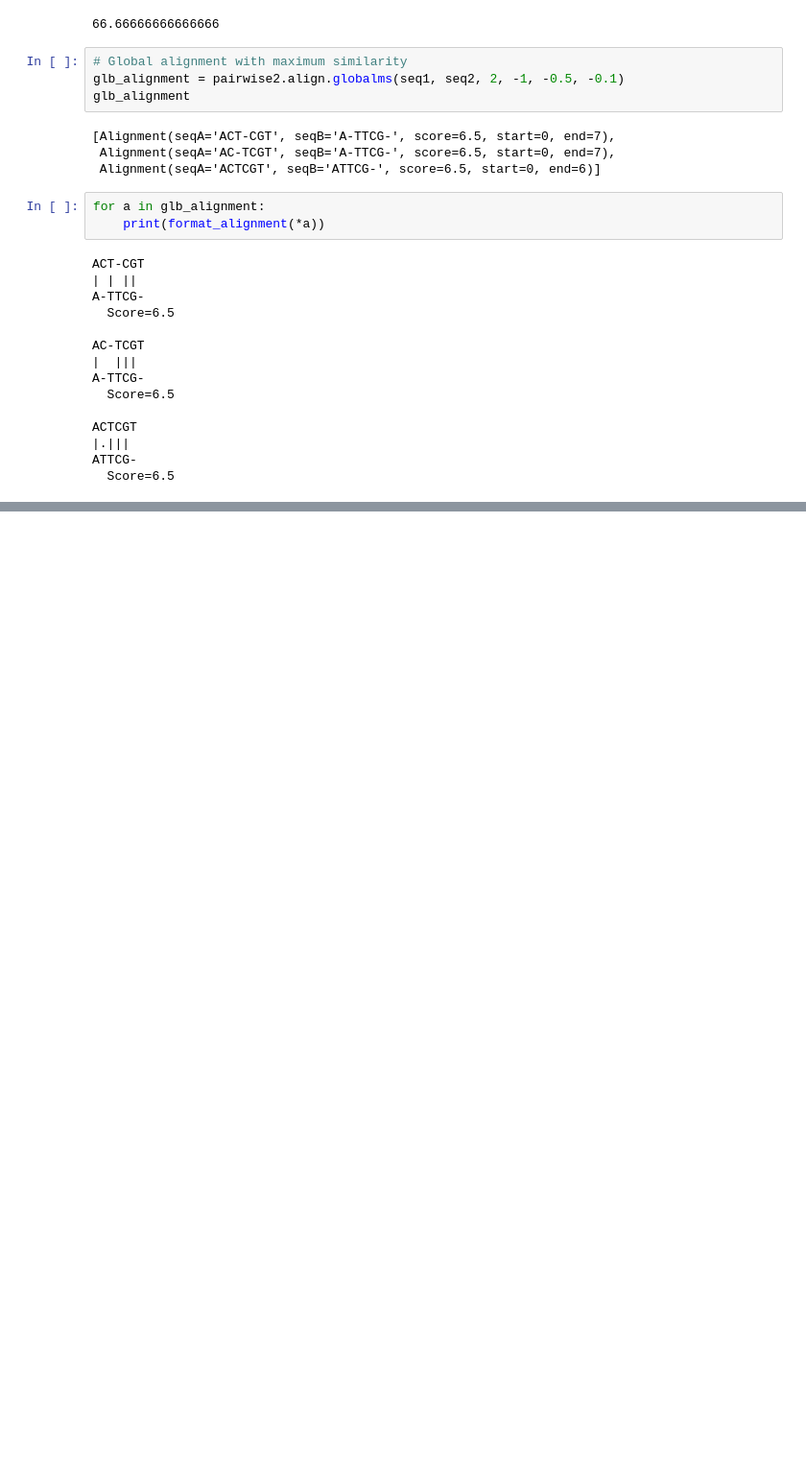
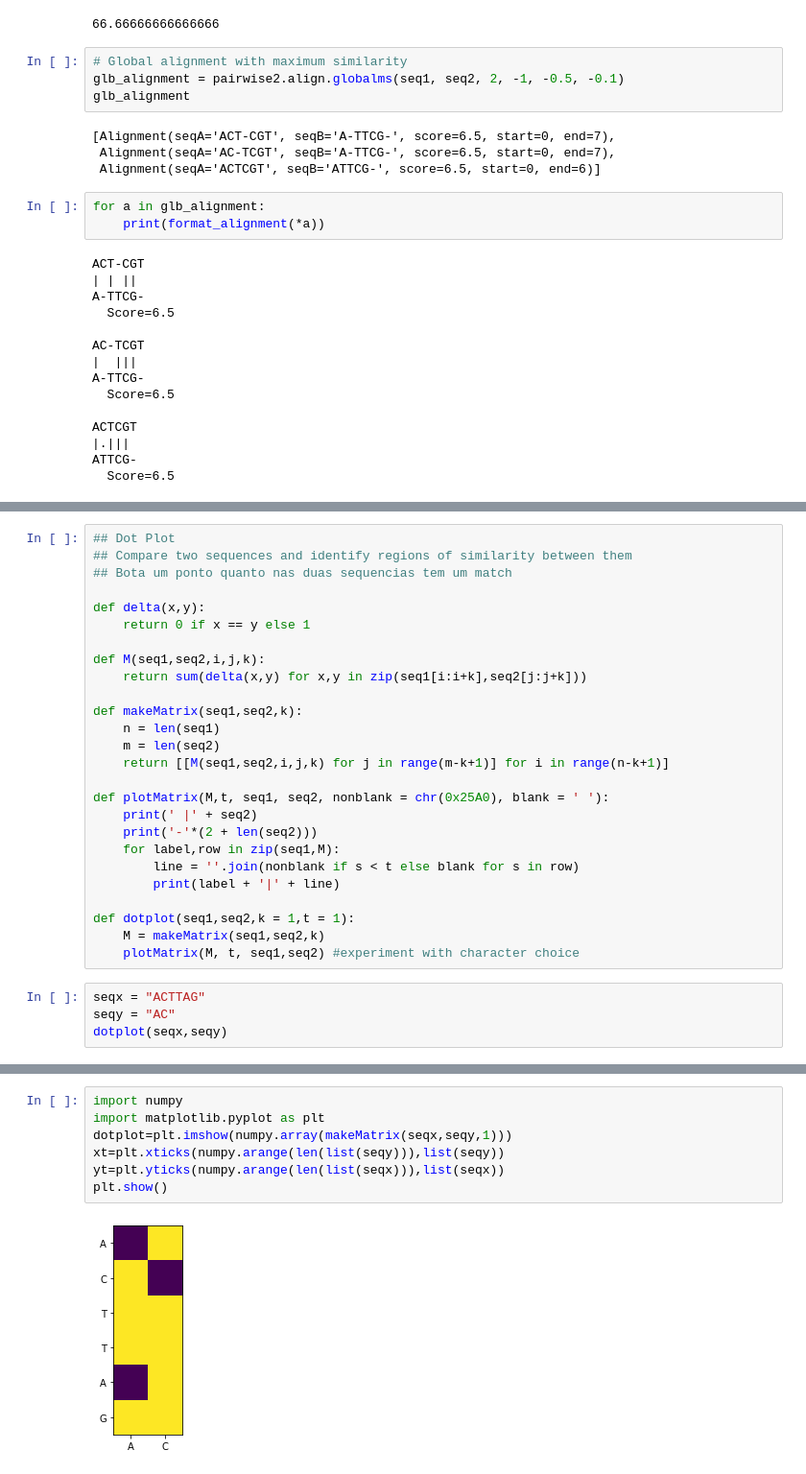
Before and after one commit to leonardocustodio/Bioinformatica_Exercicios, a Jupyter notebook: biopython.ipynb, the cells around one changed output, grey strips where cells are left out. Shown at 96% size. Drawn from its saved outputs; the diff is of its cells as text; blank space fills up the shorter version.

Commit message:
Identity & Similarity

```diff
--- a/biopython.ipynb
+++ b/biopython.ipynb
@@ -470,0 +513,30 @@ ATTCG-
+# %%
+## Dot Plot
+## Compare two sequences and identify regions of similarity between them
+## Bota um ponto quanto nas duas sequencias tem um match
+
+def delta(x,y):
+    return 0 if x == y else 1
+
+def M(seq1,seq2,i,j,k):
+    return sum(delta(x,y) for x,y in zip(seq1[i:i+k],seq2[j:j+k]))
+
+def makeMatrix(seq1,seq2,k):
+    n = len(seq1)
+    m = len(seq2)
+    return [[M(seq1,seq2,i,j,k) for j in range(m-k+1)] for i in range(n-k+1)]
+
+def plotMatrix(M,t, seq1, seq2, nonblank = chr(0x25A0), blank = ' '):
+    print(' |' + seq2)
+    print('-'*(2 + len(seq2)))
+    for label,row in zip(seq1,M):
+        line = ''.join(nonblank if s < t else blank for s in row)
+        print(label + '|' + line)
+
+def dotplot(seq1,seq2,k = 1,t = 1):
+    M = makeMatrix(seq1,seq2,k)
+    plotMatrix(M, t, seq1,seq2) #experiment with character choice
+# %%
+seqx = "ACTTAG"
+seqy = "AC"
+dotplot(seqx,seqy)
@@ -470,0 +563,9 @@ ATTCG-
+# %%
+import numpy
+import matplotlib.pyplot as plt
+dotplot=plt.imshow(numpy.array(makeMatrix(seqx,seqy,1)))
+xt=plt.xticks(numpy.arange(len(list(seqy))),list(seqy))
+yt=plt.yticks(numpy.arange(len(list(seqx))),list(seqx))
+plt.show()
+# %% [output]
+[figure, added]
```
Also changed, not shown: parts of 12 cells of this notebook.
